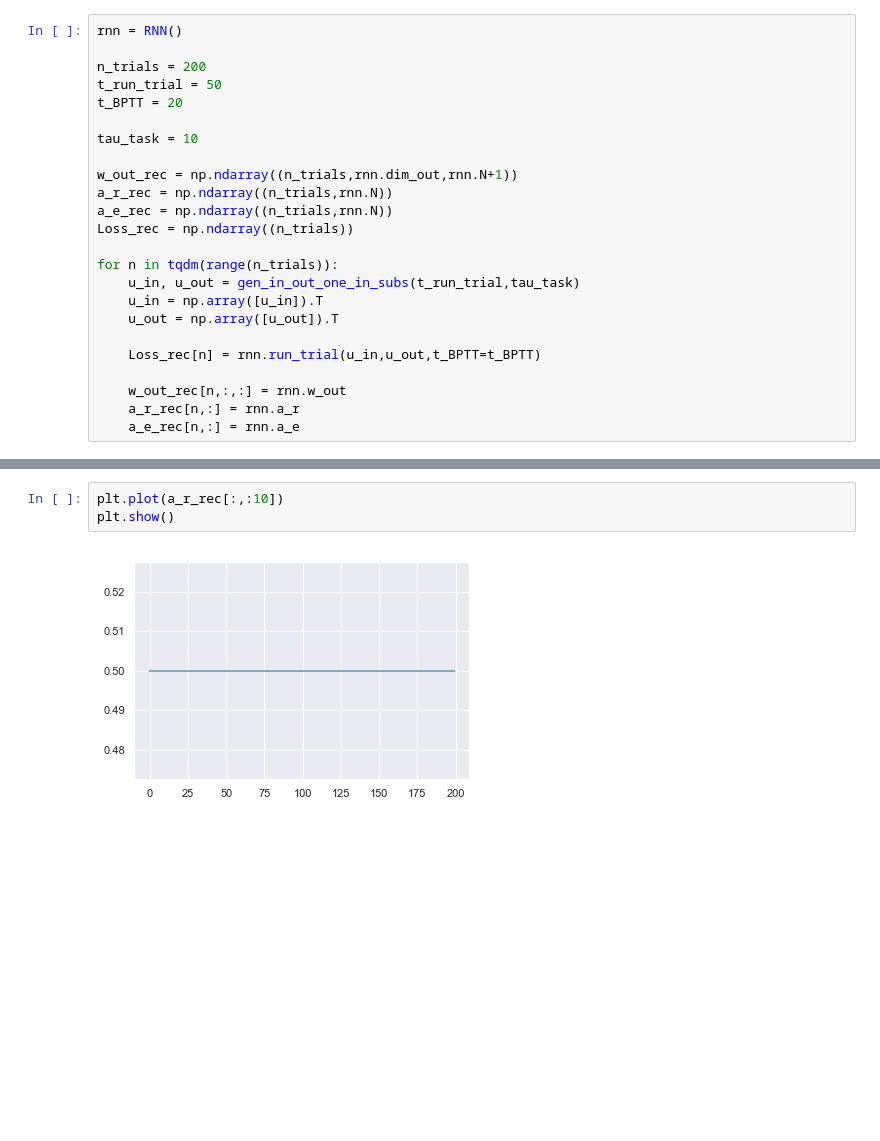
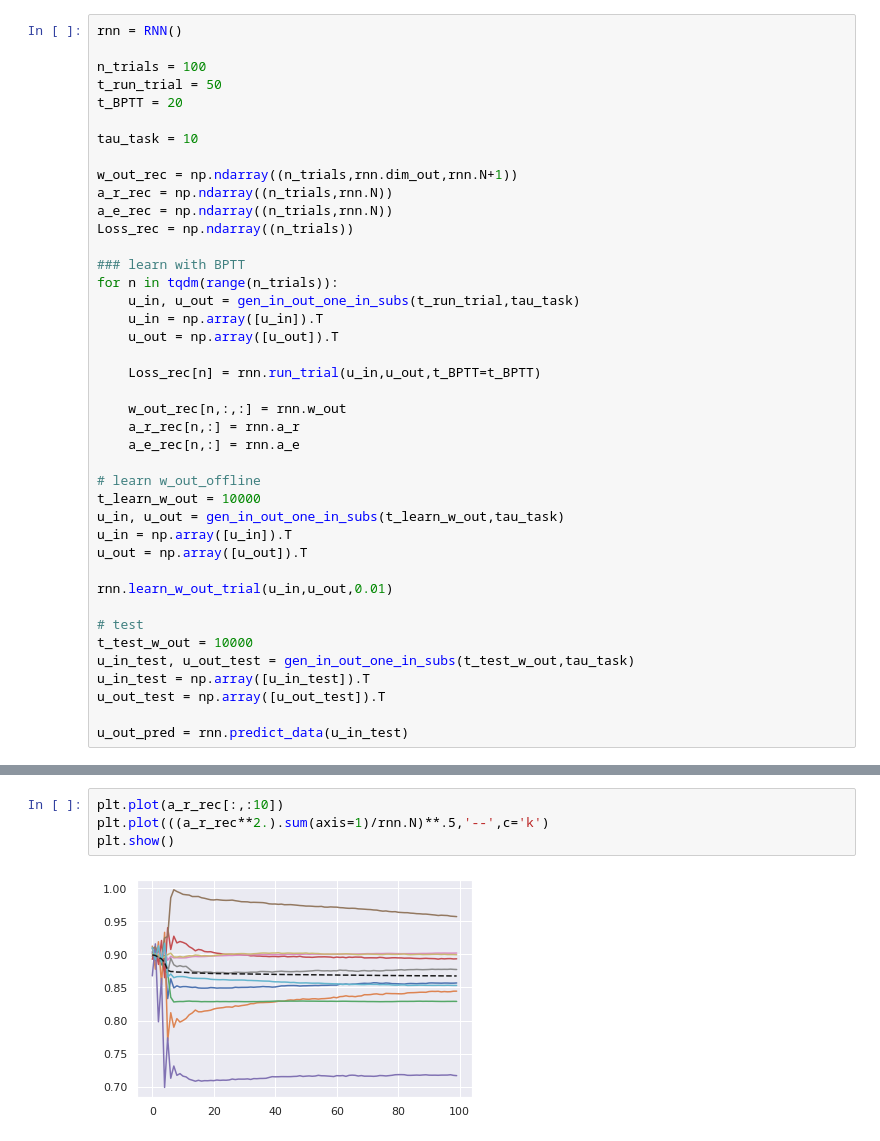
Before and after one commit to FabianSchubert/DrivenRandNetworkCriticality, a Jupyter notebook: code/Gradient_Based_Adaptation/BPTT.ipynb, the cells around one changed output, grey strips where cells are left out. Drawn from its saved outputs; the diff is of its cells as text; blank space fills up the shorter version.

```diff
--- a/code/Gradient_Based_Adaptation/BPTT.ipynb
+++ b/code/Gradient_Based_Adaptation/BPTT.ipynb
@@ -95,7 +172,7 @@ class RNN():
 # %%
 rnn = RNN()
 
-n_trials = 200
+n_trials = 100
 t_run_trial = 50
 t_BPTT = 20
 
@@ -106,6 +183,7 @@ a_r_rec = np.ndarray((n_trials,rnn.N))
 a_e_rec = np.ndarray((n_trials,rnn.N))
 Loss_rec = np.ndarray((n_trials))
 
+### learn with BPTT
 for n in tqdm(range(n_trials)):
     u_in, u_out = gen_in_out_one_in_subs(t_run_trial,tau_task)
     u_in = np.array([u_in]).T
@@ -116,5 +194,21 @@ for n in tqdm(range(n_trials)):
     w_out_rec[n,:,:] = rnn.w_out
     a_r_rec[n,:] = rnn.a_r
     a_e_rec[n,:] = rnn.a_e
+
+# learn w_out_offline
+t_learn_w_out = 10000
+u_in, u_out = gen_in_out_one_in_subs(t_learn_w_out,tau_task)
+u_in = np.array([u_in]).T
+u_out = np.array([u_out]).T
+
+rnn.learn_w_out_trial(u_in,u_out,0.01)
+
+# test
+t_test_w_out = 10000
+u_in_test, u_out_test = gen_in_out_one_in_subs(t_test_w_out,tau_task)
+u_in_test = np.array([u_in_test]).T
+u_out_test = np.array([u_out_test]).T
+
+u_out_pred = rnn.predict_data(u_in_test)
 # %% [output]
 [interactive output not drawn]
@@ -126,8 +222,9 @@ plt.show()
 # %%
 plt.plot(a_r_rec[:,:10])
+plt.plot(((a_r_rec**2.).sum(axis=1)/rnn.N)**.5,'--',c='k')
 plt.show()
 # %% [output]
-[figure, old version]
+[figure, new version]
 # %%
 plt.plot(a_e_rec[:,:10])
 plt.show()
```
Also changed, not shown: parts of 7 cells of this notebook, 42 other files.
